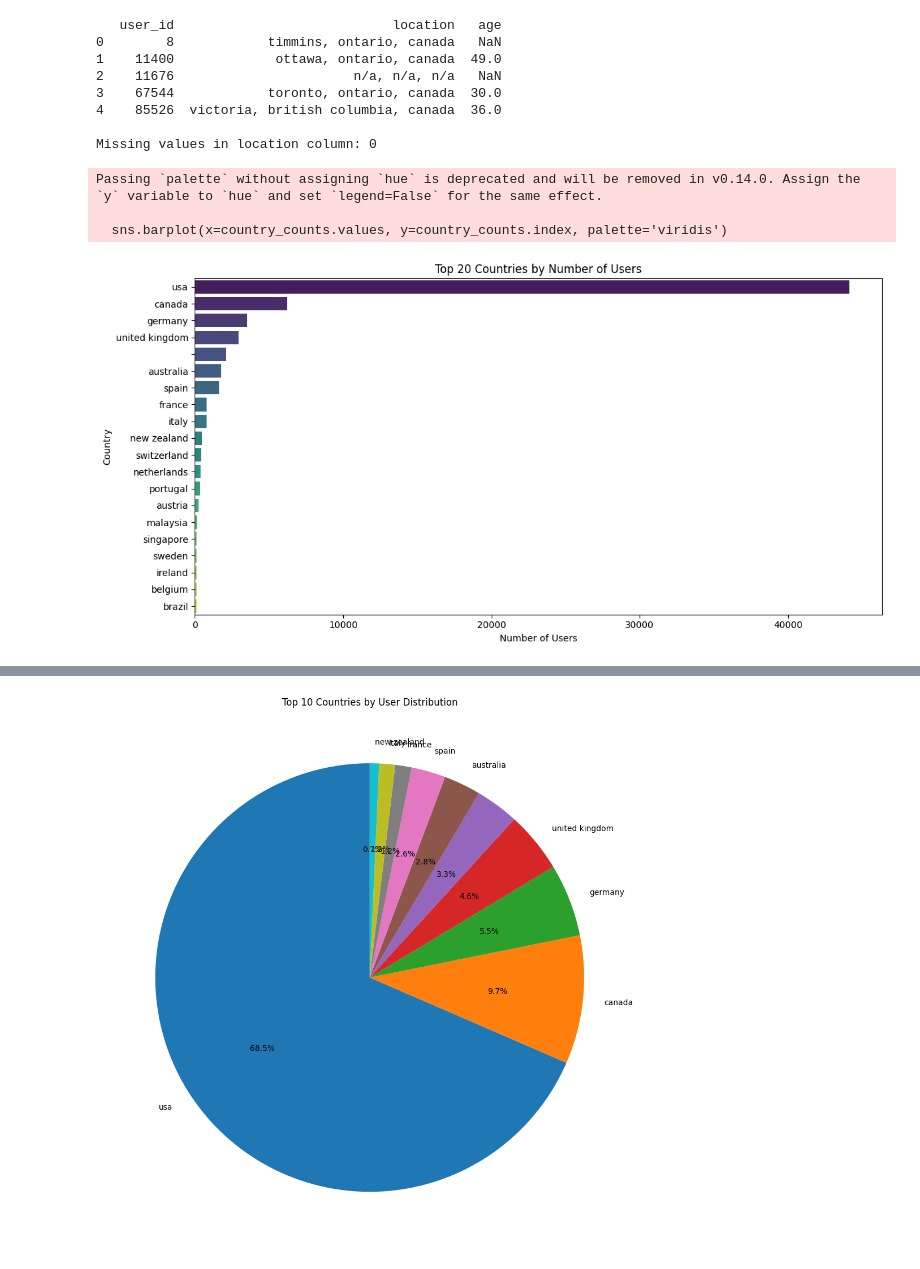
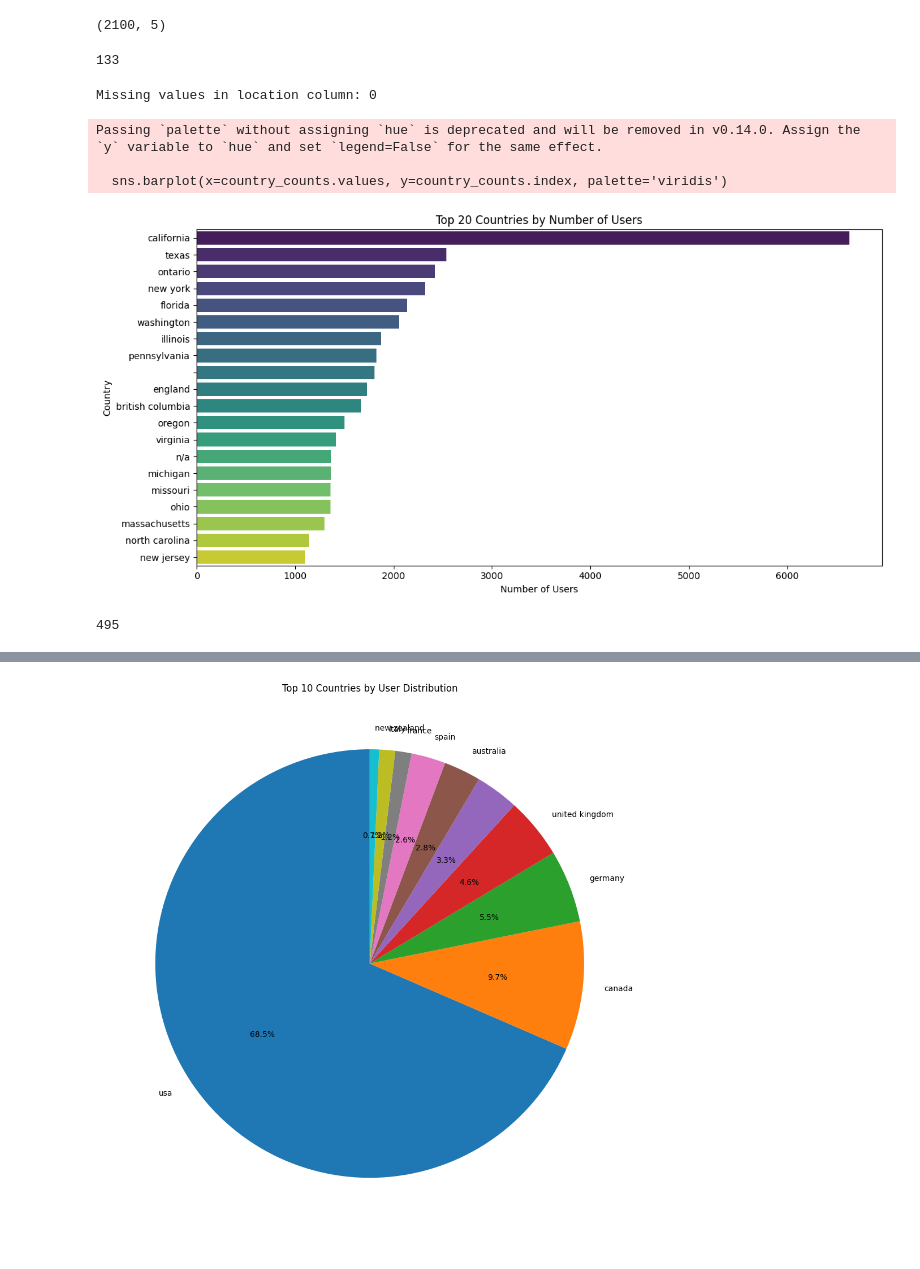
Before and after one commit to boostcampaitech8/pro-recsys-bookratingprediction-recsys-04, a Jupyter notebook: eda/jimin/eda.ipynb, the cells around one changed output, grey strips where cells are left out. Cells and saved outputs as stored; diff of their text form; code cells hidden in the pictures.

```diff
--- a/eda/jimin/eda.ipynb
+++ b/eda/jimin/eda.ipynb
@@ -4,0 +6,6 @@ import seaborn as sns
+# %%
+# Read the users.csv file
+users_df = pd.read_csv('/data/ephemeral/home/data/users.csv')
+
+# Display the first few rows to understand the data
+print(users_df.head(30))
@@ -4,0 +30,23 @@ import seaborn as sns
+# %%
+users_df['country'] = users_df['country'].apply(lambda x: x if x not in ["n/a", ""] else np.nan)
+users_df['state'] = users_df['state'].apply(lambda x: x if x not in ["n/a", ""] else np.nan)
+users_df['city'] = users_df['city'].apply(lambda x: x if x not in ["n/a", ""] else np.nan)
+# %%
+for idx, row in users_df.iterrows():
+        if (not pd.isna(row['state'])) and pd.isna(row['country']):
+            fill_country = users_df[users_df['state'] == row['state']]['country'].mode()
+            fill_country = fill_country[0] if len(fill_country) > 0 else np.nan
+            users_df.loc[idx, 'country'] = fill_country
+        elif (not pd.isna(row['city'])) and pd.isna(row['state']):
+            if not pd.isna(row['country']):
+                fill_state = users_df[(users_df['country'] == row['country'])
+                                    & (users_df['city'] == row['city'])]['state'].mode()
+                fill_state = fill_state[0] if len(fill_state) > 0 else np.nan
+                users_df.loc[idx, 'state'] = fill_state
+            else:
+                fill_state = users_df[users_df['city'] == row['city']]['state'].mode()
+                fill_state = fill_state[0] if len(fill_state) > 0 else np.nan
+                fill_country = users_df[users_df['city'] == row['city']]['country'].mode()
+                fill_country = fill_country[0] if len(fill_country) > 0 else np.nan
+                users_df.loc[idx, 'country'] = fill_country
+                users_df.loc[idx, 'state'] = fill_state
@@ -5,37 +73,37 @@ import seaborn as sns
+# %%
+# nan 처리 이전
+print(users_df[users_df['country'] == ''].shape)
+# %% [output]
+(2100, 5)
+# %%
+print(users_df["country"].isna().sum())
+# %% [output]
+133
 # %%
-# Read the users.csv file
-users_df = pd.read_csv('../data/users.csv')
-
-# Display the first few rows to understand the data
-print(users_df.head())
-
 # Check for missing values in the location column
 print("\nMissing values in location column:", users_df['location'].isnull().sum())
 
 # Extract country from location (assuming format is city, state, country)
-users_df['country'] = users_df['location'].str.split(',').str[-1].str.strip()
+users_df['state'] = users_df['location'].str.split(',').str[1].str.strip()
 
 # Count the number of users per country
-country_counts = users_df['country'].value_counts().head(20)  # Top 20 countries
+country_counts = users_df['state'].value_counts().head(20)  # Top 20 countries
 
 # Plot the distribution
 plt.figure(figsize=(12, 6))
 sns.barplot(x=country_counts.values, y=country_counts.index, palette='viridis')
 plt.title('Top 20 Countries by Number of Users')
 plt.xlabel('Number of Users')
 plt.ylabel('Country')
 plt.tight_layout()
 plt.show()
 # %% [output]
-   user_id                            location   age
-0        8            timmins, ontario, canada   NaN
-1    11400             ottawa, ontario, canada  49.0
-2    11676                       n/a, n/a, n/a   NaN
-3    67544            toronto, ontario, canada  30.0
-4    85526  victoria, british columbia, canada  36.0
-
 Missing values in location column: 0
 Passing `palette` without assigning `hue` is deprecated and will be removed in v0.14.0. Assign the `y` variable to `hue` and set `legend=False` for the same effect.
 
   sns.barplot(x=country_counts.values, y=country_counts.index, palette='viridis')
-[figure, old version]
+[figure, new version]
+# %%
+print(users_df["state"].isna().sum())
+# %% [output]
+495
```
Also changed, not shown: parts of 10 cells of this notebook, 2 other files.
